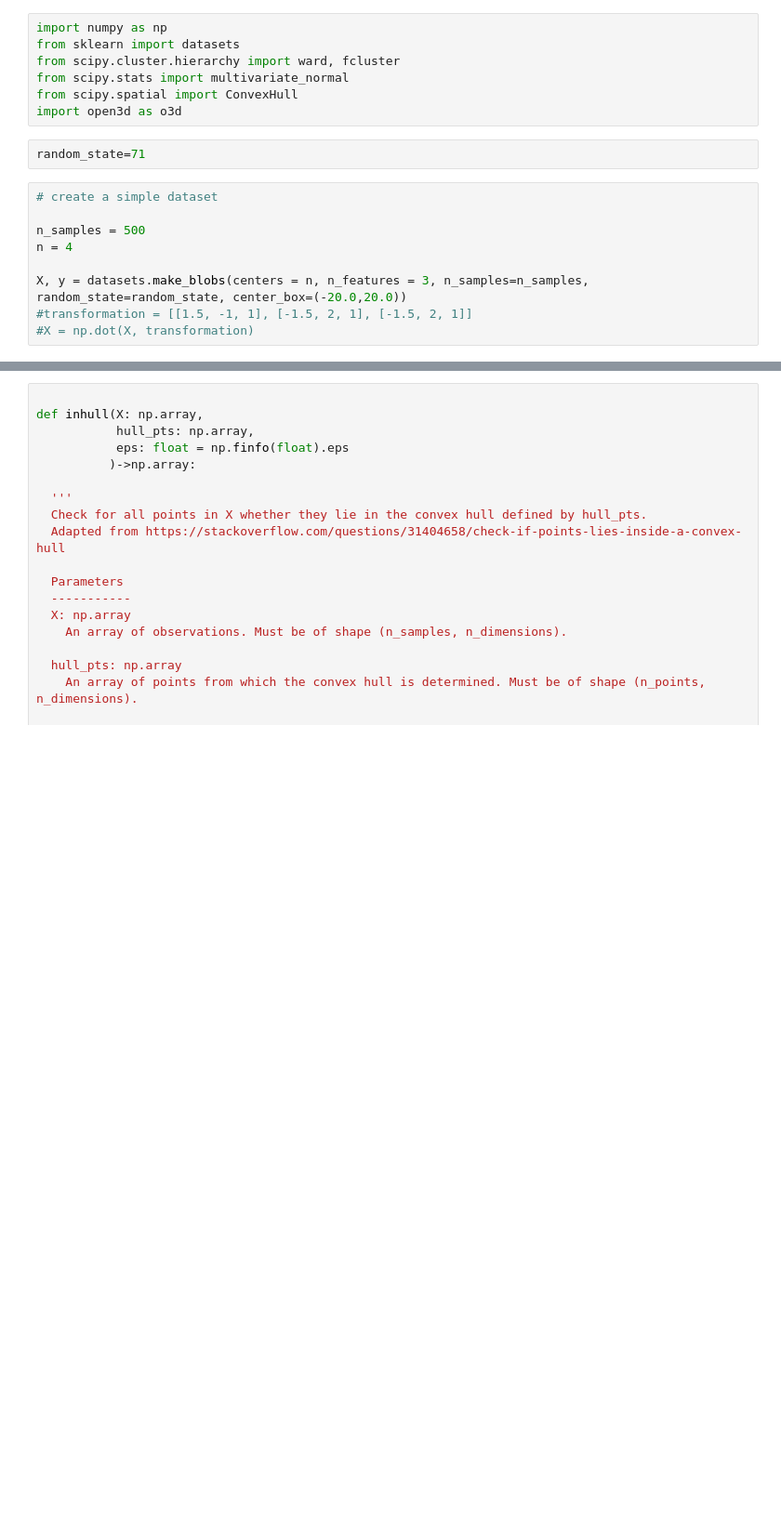
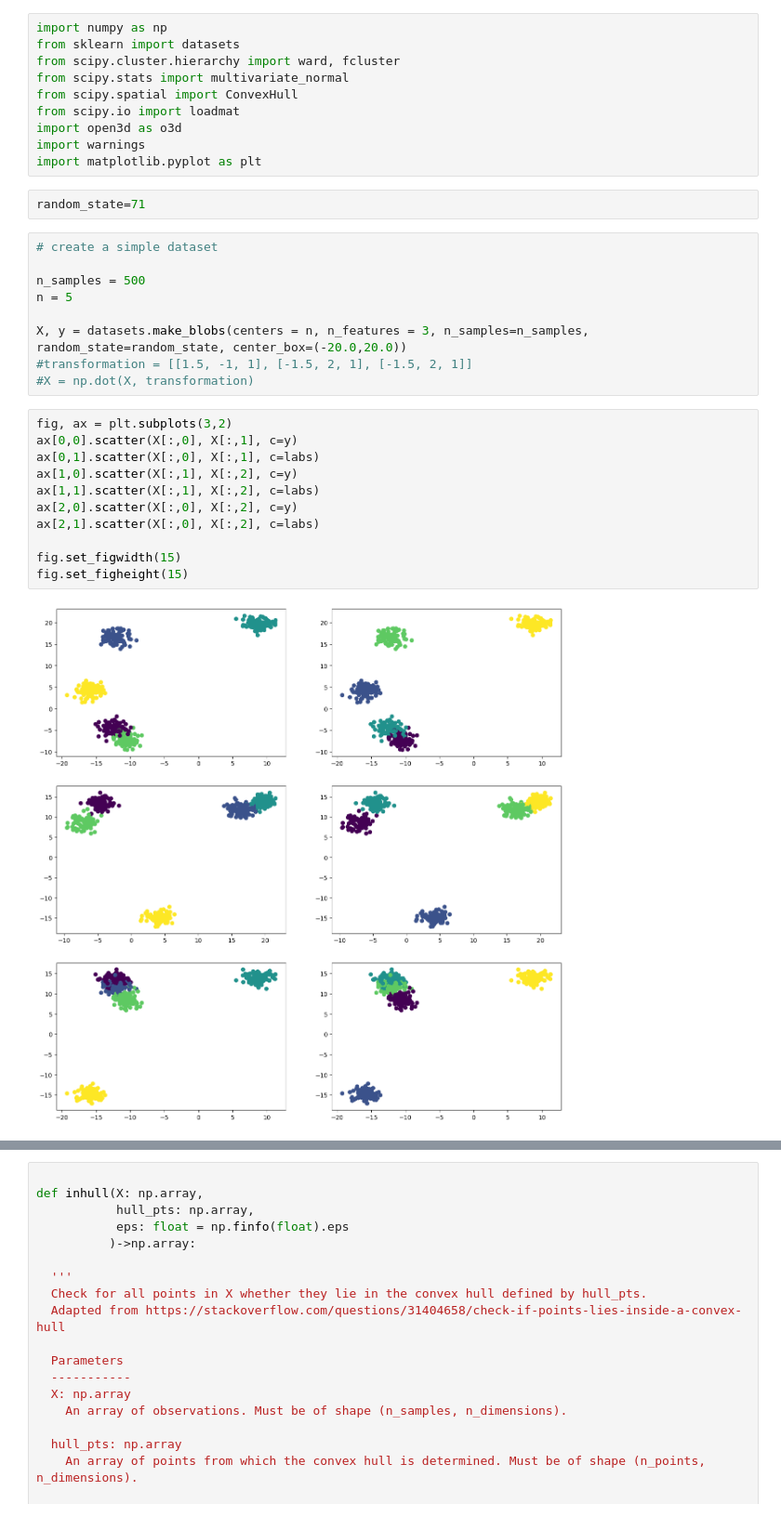
Before and after one commit to samhouliston/DSL_Quake_Fault_Reconstruction, a Jupyter notebook: notebooks/agglomerative_gaussian.ipynb, the cells around one changed output, grey strips where cells are left out. Shown: that part at 93% size. Saved outputs shown, nothing was run; the diff lists cells and outputs as text; blank space fills up the shorter version.

```diff
--- a/notebooks/agglomerative_gaussian.ipynb
+++ b/notebooks/agglomerative_gaussian.ipynb
@@ -4,18 +4,34 @@ from sklearn import datasets
 from scipy.cluster.hierarchy import ward, fcluster
 from scipy.stats import multivariate_normal
 from scipy.spatial import ConvexHull
+from scipy.io import loadmat
 import open3d as o3d
+import warnings
+import matplotlib.pyplot as plt
 # %%
 random_state=71
 # %%
 # create a simple dataset
 
 n_samples = 500
-n = 4
+n = 5
 
 X, y = datasets.make_blobs(centers = n, n_features = 3, n_samples=n_samples, random_state=random_state, center_box=(-20.0,20.0))
 #transformation = [[1.5, -1, 1], [-1.5, 2, 1], [-1.5, 2, 1]]
 #X = np.dot(X, transformation)
+# %%
+fig, ax = plt.subplots(3,2)
+ax[0,0].scatter(X[:,0], X[:,1], c=y)
+ax[0,1].scatter(X[:,0], X[:,1], c=labs)
+ax[1,0].scatter(X[:,1], X[:,2], c=y)
+ax[1,1].scatter(X[:,1], X[:,2], c=labs)
+ax[2,0].scatter(X[:,0], X[:,2], c=y)
+ax[2,1].scatter(X[:,0], X[:,2], c=labs)
+
+fig.set_figwidth(15)
+fig.set_figheight(15)
+# %% [output]
+[figure, added]
 # %%
 class KernelParameters:
     '''
```
Also changed, not shown: parts of 17 cells of this notebook, 35 other files.
